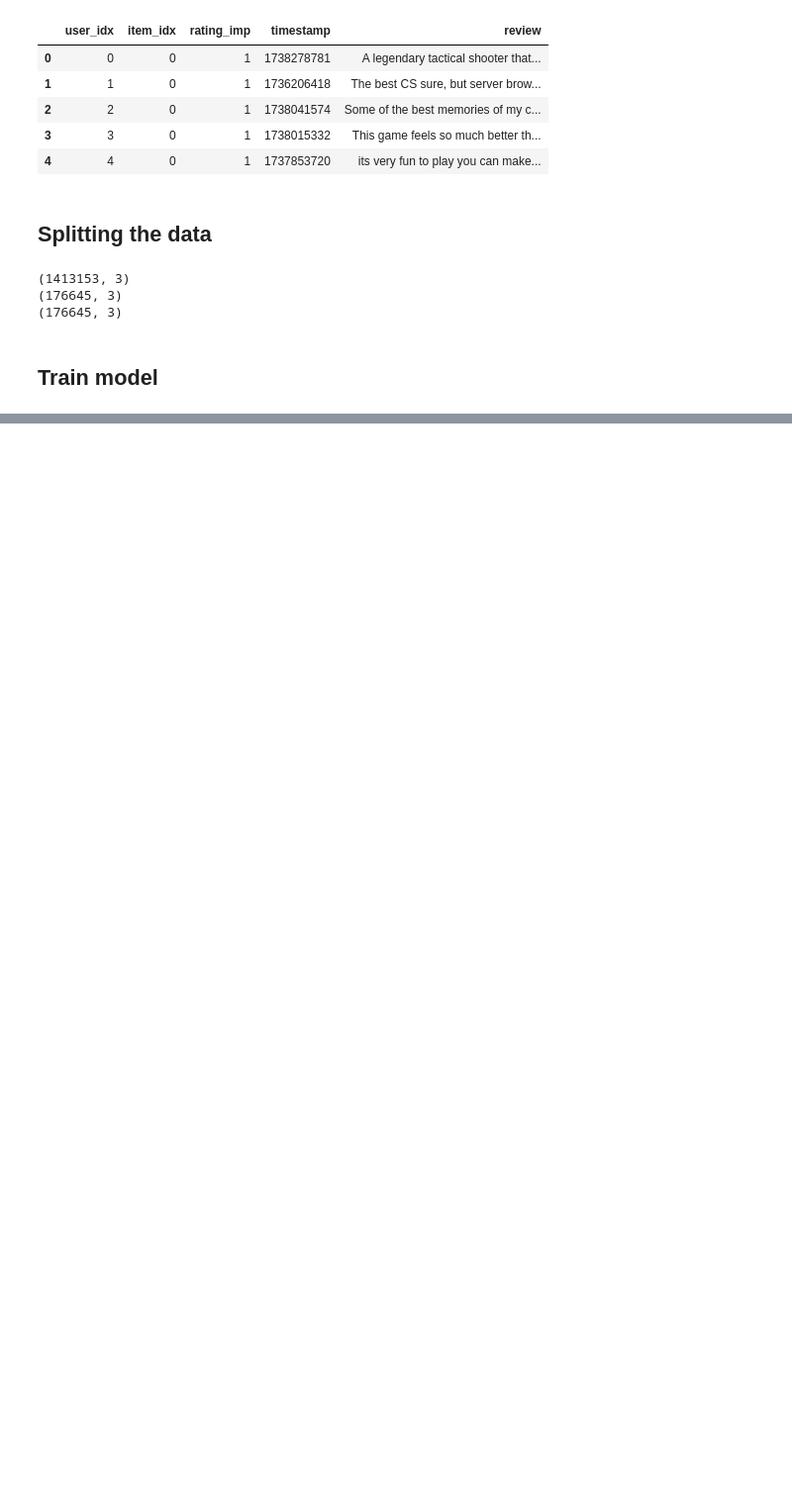
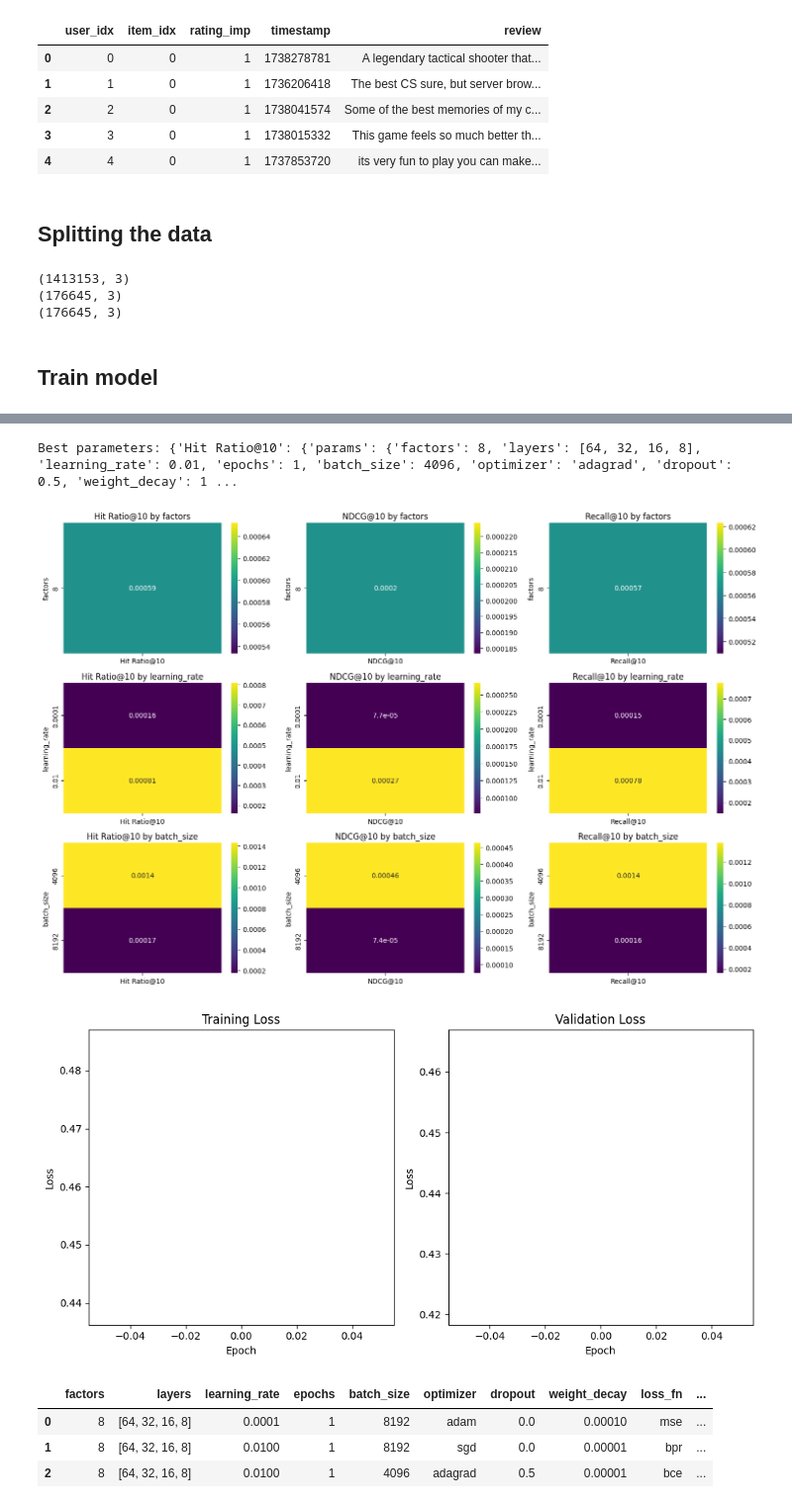
Before and after one commit to hhhieu0103/multimodal-neural-collaborative-filtering, a Jupyter notebook: neural-collaborative-filtering/ncf-test.ipynb, the cells around one changed output, grey strips where cells are left out. Shown at 99% size. Saved outputs shown, nothing was run; the diff lists cells and outputs as text; code cells hidden in the pictures; blank space fills up the shorter version.

```diff
--- a/neural-collaborative-filtering/ncf-test.ipynb
+++ b/neural-collaborative-filtering/ncf-test.ipynb
@@ -95,0 +95,10 @@ Evaluation complete!
+# %%
+from tuner import NCFTuner
+
+tuner = NCFTuner(
+    train_data=df_train,
+    val_data=df_val,
+    test_data=df_test,
+    unique_users=unique_users,
+    unique_items=unique_items
+)
@@ -95,0 +125,14 @@ Evaluation complete!
+# %%
+best_params = tuner.analyze_results(results_file="tuning_results/random_search_final_20250315_053413.json")
+print("Best parameters:", best_params)
+# %% [output]
+Best parameters: {'Hit Ratio@10': {'params': {'factors': 8, 'layers': [64, 32, 16, 8], 'learning_rate': 0.01, 'epochs': 1, 'batch_size': 4096, 'optimizer': 'adagrad', 'dropout': 0.5, 'weight_decay': 1 ...
+# %%
+tuner.plot_results(results_file="tuning_results/random_search_final_20250315_053413.json")
+# %% [output]
+[figure, added]
+[figure, added]
+|  | factors | layers | learning_rate | epochs | batch_size | optimizer | dropout | weight_decay | loss_fn | ... |
+| 0 | 8 | [64, 32, 16, 8] | 0.0001 | 1 | 8192 | adam | 0.0 | 0.00010 | mse | ... |
+| 1 | 8 | [64, 32, 16, 8] | 0.0100 | 1 | 8192 | sgd | 0.0 | 0.00001 | bpr | ... |
+| 2 | 8 | [64, 32, 16, 8] | 0.0100 | 1 | 4096 | adagrad | 0.5 | 0.00001 | bce | ... |
```
Also changed, not shown: parts of 6 cells of this notebook, 5 other files.
